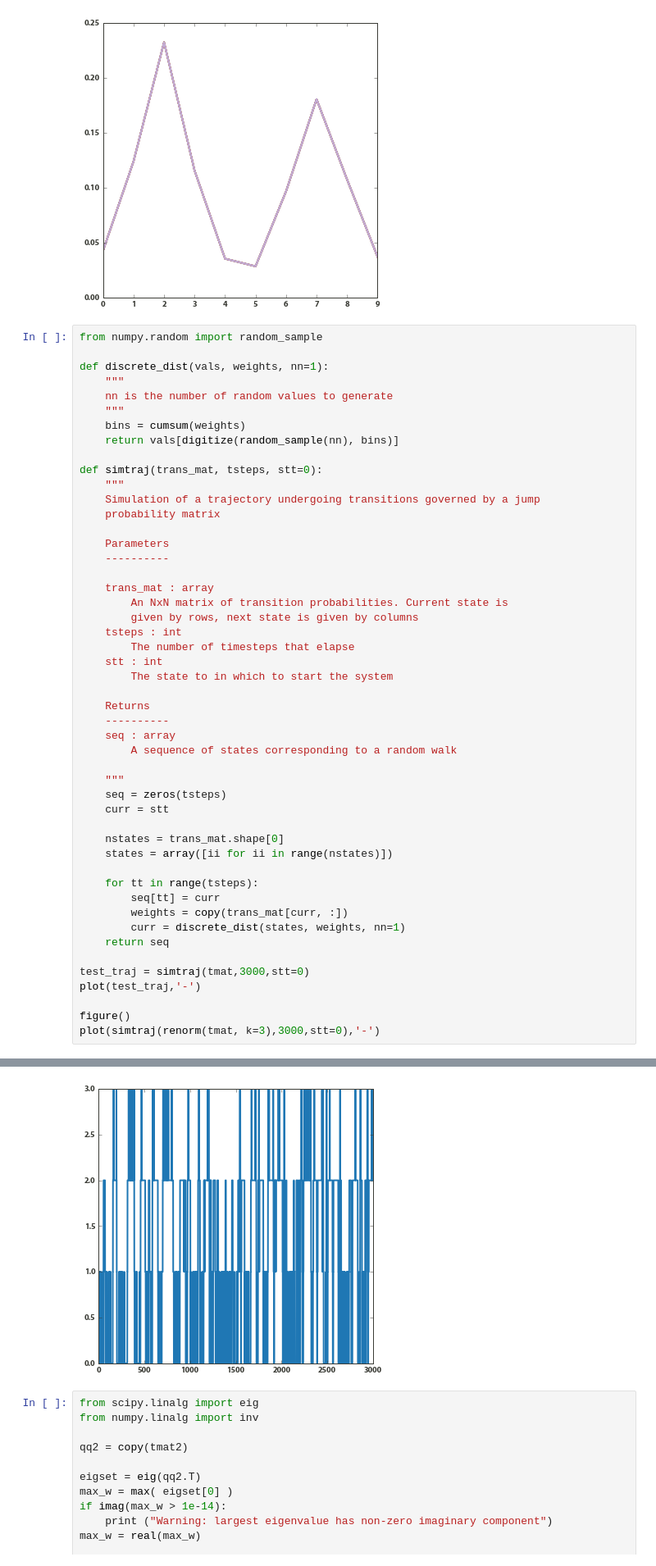
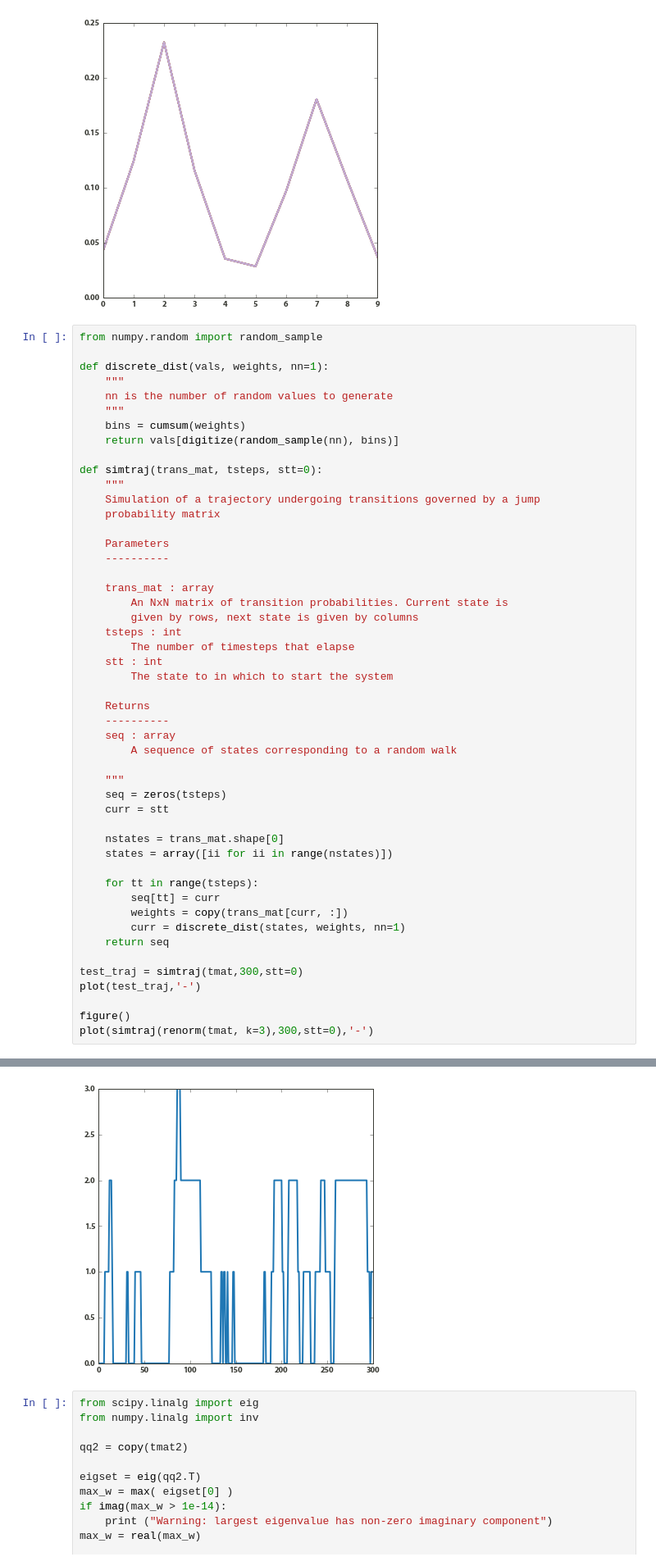
Before and after one commit to williamgilpin/netsim, a Jupyter notebook: simple_models.ipynb, the cells around one changed output, grey strips where cells are left out. Shown at 82% size. Cells and saved outputs as stored; diff of their text form.

```diff
--- a/simple_models.ipynb
+++ b/simple_models.ipynb
@@ -294,10 +300,10 @@ def simtraj(trans_mat, tsteps, stt=0):
         curr = discrete_dist(states, weights, nn=1)
     return seq
 
-test_traj = simtraj(tmat,3000,stt=0)
+test_traj = simtraj(tmat,300,stt=0)
 plot(test_traj,'-')
 
 figure()
-plot(simtraj(renorm(tmat, k=3),3000,stt=0),'-')
+plot(simtraj(renorm(tmat, k=3),300,stt=0),'-')
 # %% [output]
 [<matplotlib.lines.Line2D at 0x...>]
@@ -305,4 +311,4 @@ plot(simtraj(renorm(tmat, k=3),3000,stt=0),'-')
-[figure, old version]
+[figure, new version]
 # %%
 from scipy.linalg import eig
 from numpy.linalg import inv
```
Also changed, not shown: parts of 10 cells of this notebook, 2 other files.
